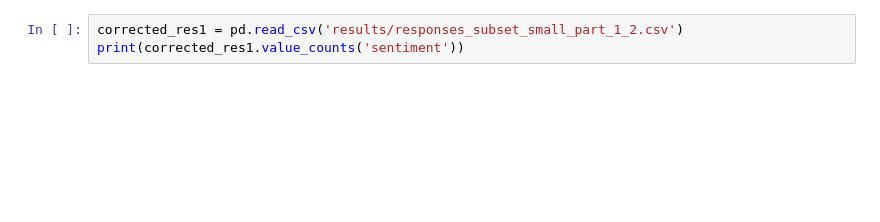
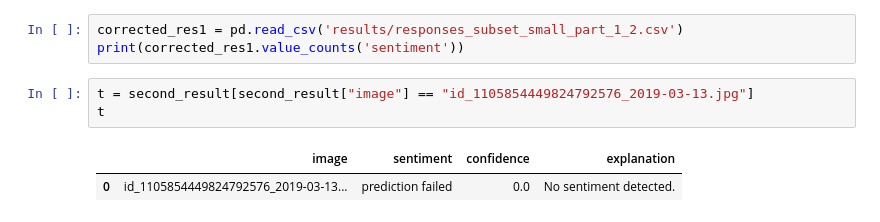
Before and after one commit to mkleinma/Team_Project_ComputerVision, a Jupyter notebook: assessment/sentiment-analysis/gemini-results-analysis.ipynb, the cells around one changed output. Drawn from its saved outputs; the diff is of its cells as text; blank space fills up the shorter version.

```diff
--- a/assessment/sentiment-analysis/gemini-results-analysis.ipynb
+++ b/assessment/sentiment-analysis/gemini-results-analysis.ipynb
@@ -153,3 +229,9 @@ id_1195849611392380929_2019-11-16.jpg
 # %%
 corrected_res1 = pd.read_csv('results/responses_subset_small_part_1_2.csv')
 print(corrected_res1.value_counts('sentiment'))
+# %%
+t = second_result[second_result["image"] == "id_1105854449824792576_2019-03-13.jpg"]
+t
+# %% [output]
+|  | image | sentiment | confidence | explanation |
+| 0 | id_1105854449824792576_2019-03-13... | prediction failed | 0.0 | No sentiment detected. |
```
Also changed, not shown: parts of 16 cells of this notebook, 6 other files.
